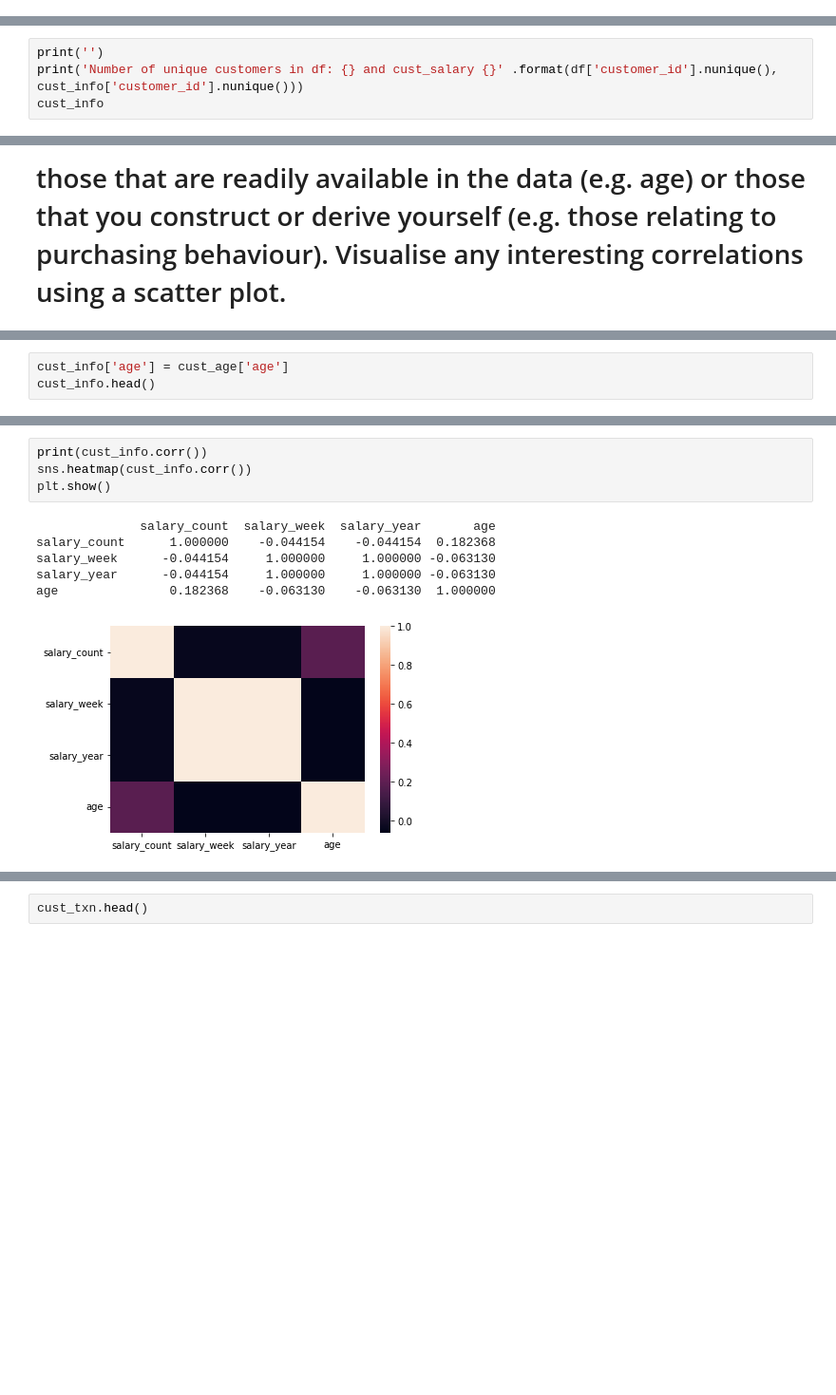
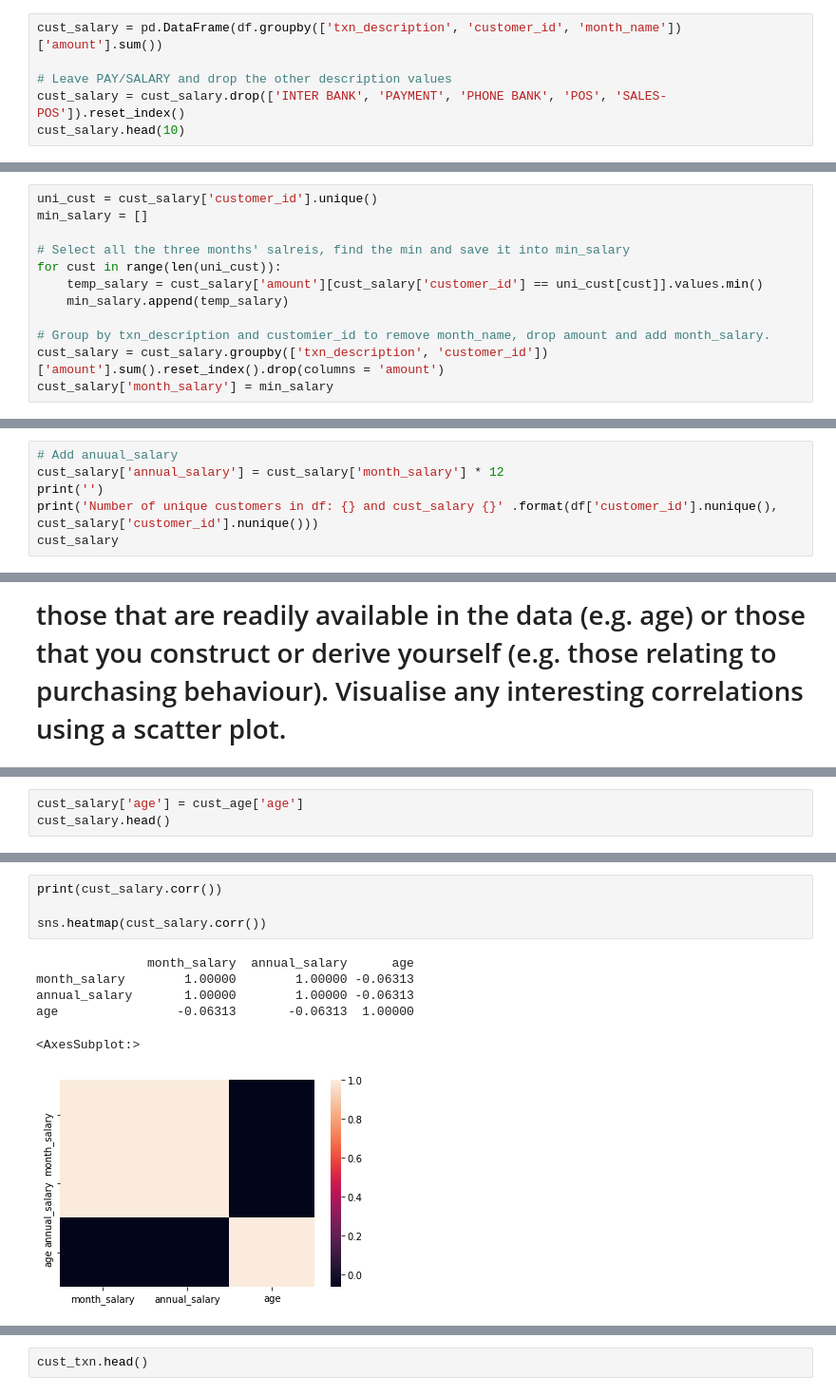
Before and after one commit to slothpunch/Portfolio, a Jupyter notebook: 4. Data@ANZ Virtual Internship Program/Task_2_Predictive Analytics.ipynb, the cells around one changed output, grey strips where cells are left out. Shown at 95% size. Saved outputs shown, nothing was run; the diff lists cells and outputs as text; blank space fills up the shorter version.

```diff
--- a/4. Data@ANZ Virtual Internship Program/Task_2_Predictive Analytics.ipynb
+++ b/4. Data@ANZ Virtual Internship Program/Task_2_Predictive Analytics.ipynb
@@ -132,0 +84,6 @@ Anuual salary = number of weekly salaries * 52
+# %%
+cust_salary = pd.DataFrame(df.groupby(['txn_description', 'customer_id', 'month_name'])['amount'].sum())
+
+# Leave PAY/SALARY and drop the other description values
+cust_salary = cust_salary.drop(['INTER BANK', 'PAYMENT', 'PHONE BANK', 'POS', 'SALES-POS']).reset_index()
+cust_salary.head(10)
@@ -132,0 +108,12 @@ Anuual salary = number of weekly salaries * 52
+# %%
+uni_cust = cust_salary['customer_id'].unique()
+min_salary = []
+
+# Select all the three months' salreis, find the min and save it into min_salary
+for cust in range(len(uni_cust)):
+    temp_salary = cust_salary['amount'][cust_salary['customer_id'] == uni_cust[cust]].values.min()
+    min_salary.append(temp_salary)
+
+# Group by txn_description and customier_id to remove month_name, drop amount and add month_salary.
+cust_salary = cust_salary.groupby(['txn_description', 'customer_id'])['amount'].sum().reset_index().drop(columns = 'amount')
+cust_salary['month_salary'] = min_salary
@@ -171,6 +131,8 @@ cust_info.head()
 # %%
+# Add anuual_salary
+cust_salary['annual_salary'] = cust_salary['month_salary'] * 12
 print('')
-print('Number of unique customers in df: {} and cust_salary {}' .format(df['customer_id'].nunique(), cust_info['customer_id'].nunique()))
-cust_info
+print('Number of unique customers in df: {} and cust_salary {}' .format(df['customer_id'].nunique(), cust_salary['customer_id'].nunique()))
+cust_salary
 # %% [output]
 Number of unique customers in df: 100 and cust_salary 100
@@ -202,5 +164,5 @@ for i in range(len(cust_info)):
         print(f'Customer ID doesn\'t match = {i}')
 # %%
-cust_info['age'] = cust_age['age']
-cust_info.head()
+cust_salary['age'] = cust_age['age']
+cust_salary.head()
 # %% [output]
@@ -213,13 +175,13 @@ cust_info.head()
 # %%
-print(cust_info.corr())
-sns.heatmap(cust_info.corr())
-plt.show()
+print(cust_salary.corr())
+
+sns.heatmap(cust_salary.corr())
 # %% [output]
-              salary_count  salary_week  salary_year       age
-salary_count      1.000000    -0.044154    -0.044154  0.182368
-salary_week      -0.044154     1.000000     1.000000 -0.063130
-salary_year      -0.044154     1.000000     1.000000 -0.063130
-age               0.182368    -0.063130    -0.063130  1.000000
+               month_salary  annual_salary      age
+month_salary        1.00000        1.00000 -0.06313
+annual_salary       1.00000        1.00000 -0.06313
+age                -0.06313       -0.06313  1.00000
+<AxesSubplot:>
-[figure, old version]
+[figure, new version]
 # %%
 # Add balance and amount
```
Also changed, not shown: parts of 48 cells of this notebook.
